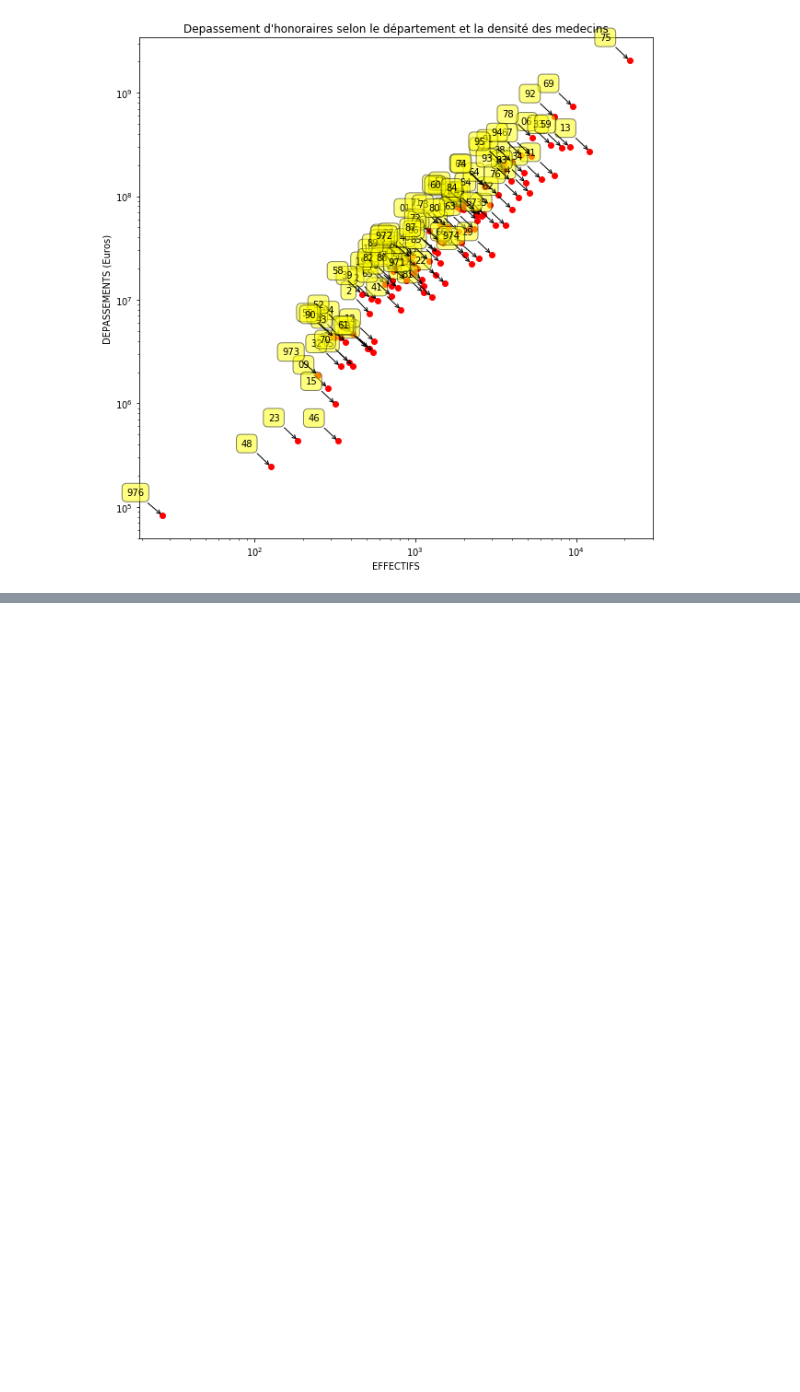
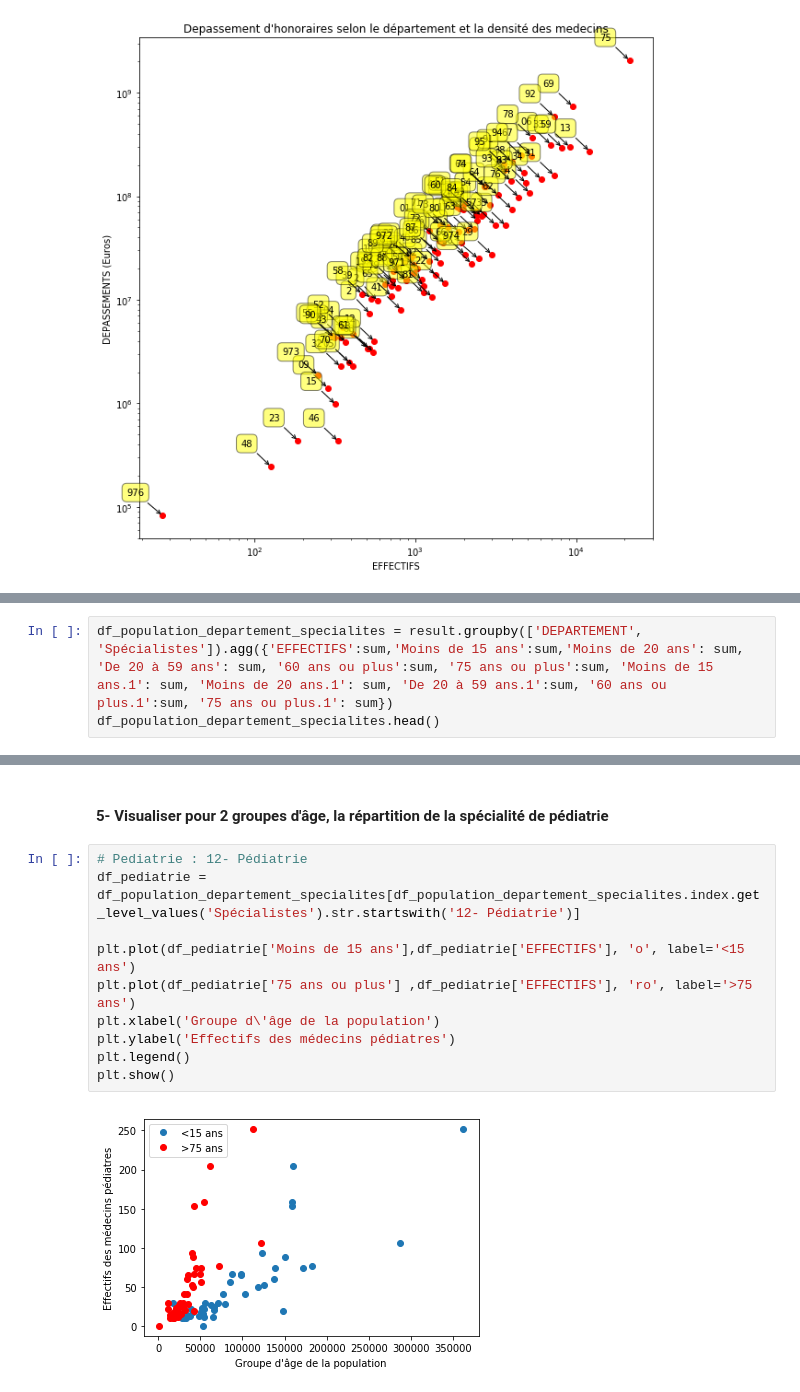
Before and after one commit to MSBigData2019/Sarra_Kazdaghli, a Jupyter notebook: INFMDI721_KitBigData/Lesson5/exo_dom_lesson_05.ipynb, the cells around one changed output, grey strips where cells are left out. Drawn from its saved outputs; the diff is of its cells as text; blank space fills up the shorter version.

```diff
--- a/INFMDI721_KitBigData/Lesson5/exo_dom_lesson_05.ipynb
+++ b/INFMDI721_KitBigData/Lesson5/exo_dom_lesson_05.ipynb
@@ -113,0 +193,3 @@ plt.show()
+# %%
+df_population_departement_specialites = result.groupby(['DEPARTEMENT', 'Spécialistes']).agg({'EFFECTIFS':sum,'Moins de 15 ans':sum,'Moins de 20 ans': sum, 'De 20 à 59 ans': sum, '60 ans ou plus':sum, '75 ans ou plus':sum, 'Moins de 15 ans.1': sum, 'Moins de 20 ans.1': sum, 'De 20 à 59 ans.1':sum, '60 ans ou plus.1':sum, '75 ans ou plus.1': sum})
+df_population_departement_specialites.head()
@@ -113,0 +204,14 @@ plt.show()
+# %% [markdown]
+#### 5- Visualiser pour 2 groupes d'âge, la répartition de la spécialité de pédiatrie
+# %%
+# Pediatrie : 12- Pédiatrie
+df_pediatrie = df_population_departement_specialites[df_population_departement_specialites.index.get_level_values('Spécialistes').str.startswith('12- Pédiatrie')]
+
+plt.plot(df_pediatrie['Moins de 15 ans'],df_pediatrie['EFFECTIFS'], 'o', label='<15 ans')
+plt.plot(df_pediatrie['75 ans ou plus'] ,df_pediatrie['EFFECTIFS'], 'ro', label='>75 ans')
+plt.xlabel('Groupe d\'âge de la population')
+plt.ylabel('Effectifs des médecins pédiatres')
+plt.legend()
+plt.show()
+# %% [output]
+[figure, added]
```
Also changed, not shown: parts of 36 cells of this notebook, 1 other file.
